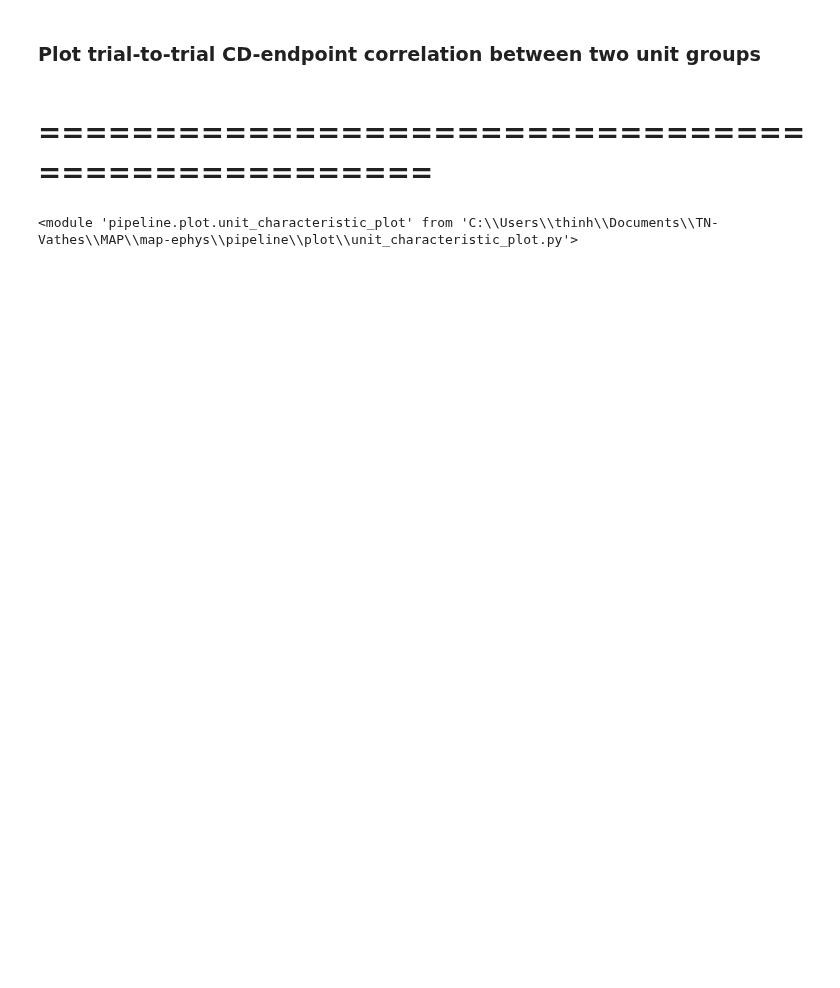
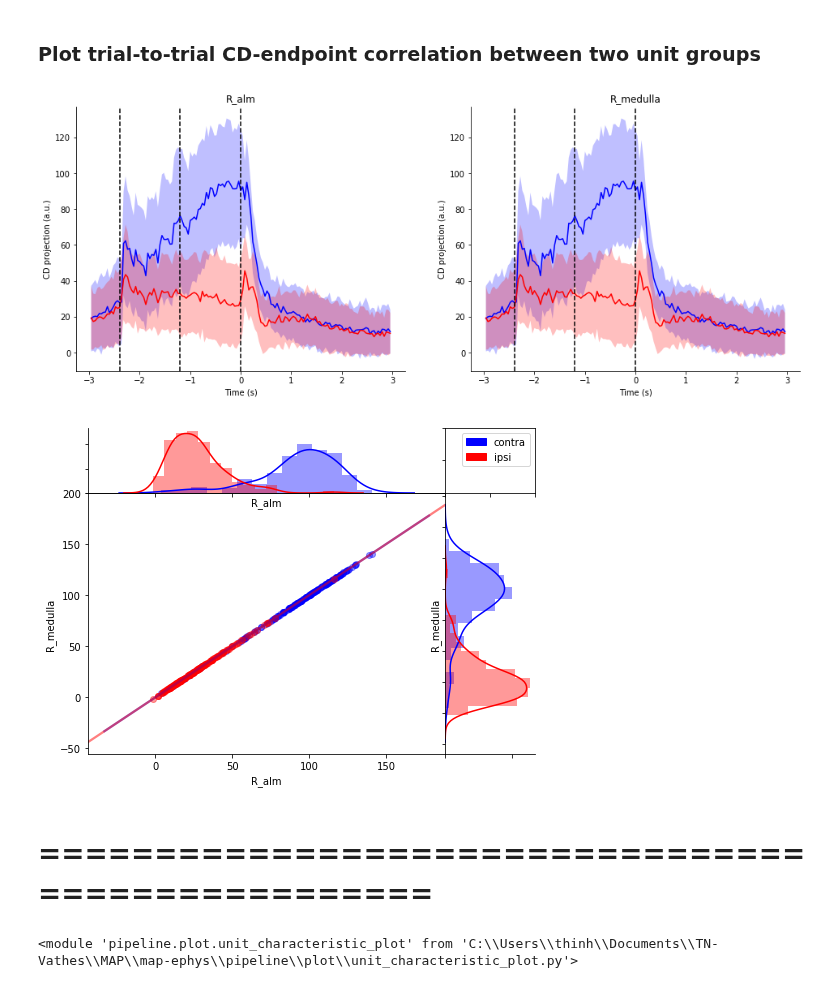
Before and after one commit to mesoscale-activity-map/map-ephys, a Jupyter notebook: notebook/plot_unit_metrics.ipynb, the cells around one changed output. Drawn from its saved outputs; the diff is of its cells as text; code cells hidden in the pictures; blank space fills up the shorter version.

```diff
--- a/notebook/plot_unit_metrics.ipynb
+++ b/notebook/plot_unit_metrics.ipynb
@@ -23,5 +25,5 @@ insertion_key = (ephys.ProbeInsertion & {'session': 15, 'subject_id': 412330, 'i
 # %%
-insertion_key2 = (ephys.ProbeInsertion & {'session': 15, 'subject_id': 412330, 'insertion_number': 2}).fetch1('KEY')
+insertion_key2 = (ephys.ProbeInsertion & {'session': 1, 'subject_id': 435884, 'insertion_number': 1}).fetch1('KEY')
 # %%
 print(insertion_key)
 # %% [output]
@@ -73,8 +83,12 @@ unit_characteristic_plot.plot_coding_direction(units,  time_period=(-0.4, 0))
 ### Plot trial-to-trial CD-endpoint correlation between two unit groups
 # %%
 units_1 = psth.UnitSelectivity & insertion_key & ephys.TrialSpikes & 'unit_selectivity != "non-selective"'
-units_2 = psth.UnitSelectivity & insertion_key & ephys.TrialSpikes & 'unit_selectivity != "non-selective"'
-unit_characteristic_plot.plot_paired_coding_direction(units_1, units_2, labels=('R_alm1', 'R_alm2'), time_period=(-0.4, 0))
+units_2 = psth.UnitSelectivity & insertion_key2 & ephys.TrialSpikes & 'unit_selectivity != "non-selective"'
+# %%
+unit_characteristic_plot.plot_paired_coding_direction(units_1, units_2, labels=('R_alm', 'R_medulla'), time_period=(-0.4, 0))
+# %% [output]
+[figure, added]
+[figure, added]
 # %% [markdown]
 # ==================================================
 # %%
```
Also changed, not shown: parts of 13 cells of this notebook, 6 other files.
